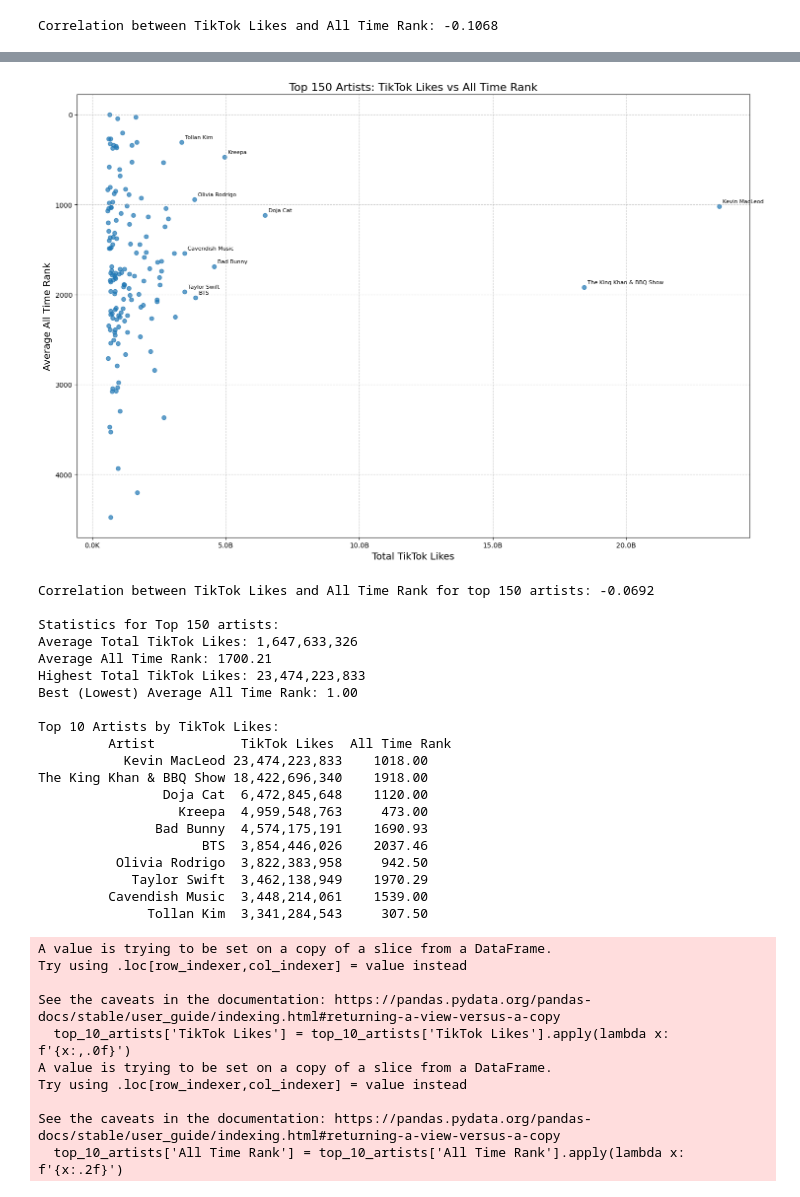
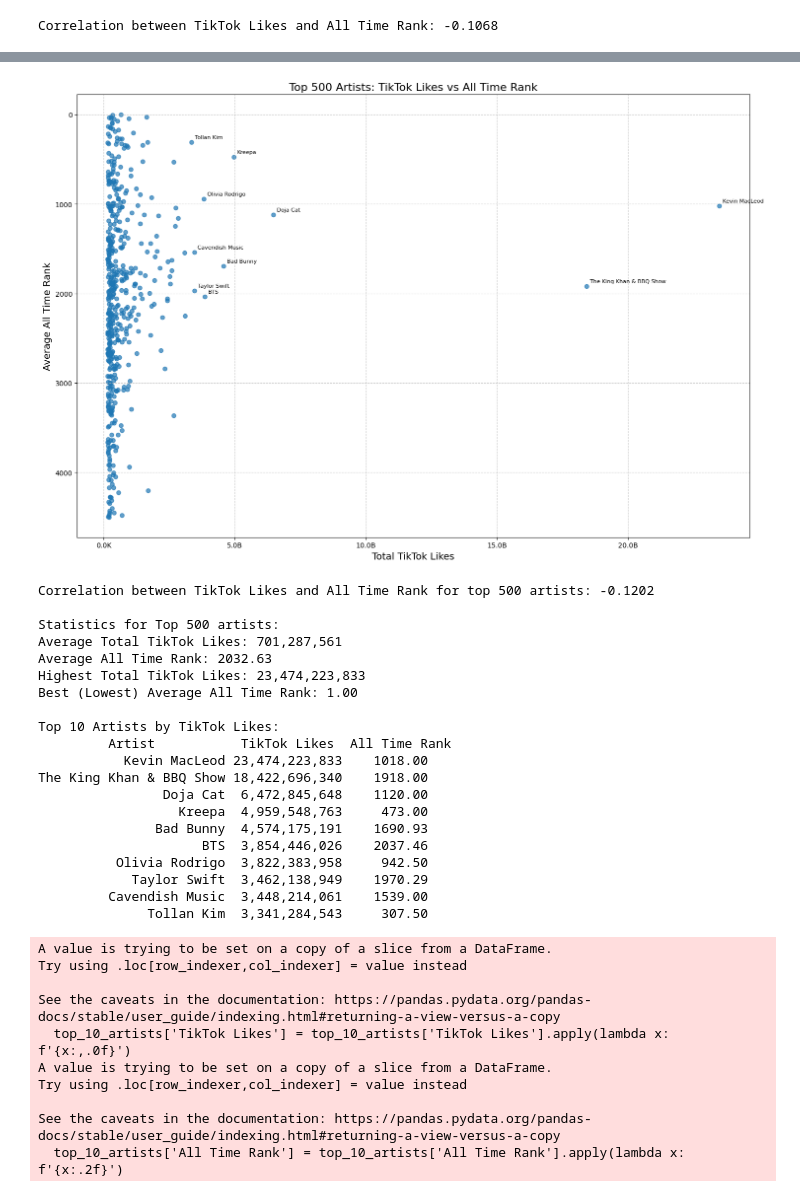
Before and after one commit to qstibbins/project-1, a Jupyter notebook: Analysis.ipynb, the cells around one changed output, grey strips where cells are left out. Saved outputs shown, nothing was run; the diff lists cells and outputs as text; code cells hidden in the pictures.

Commit message:
Adding data analysis for TikTok likes versus Spotify popularity and ranking - correction on ranking to top 500

```diff
--- a/Analysis.ipynb
+++ b/Analysis.ipynb
@@ -482,8 +482,8 @@ artist_data = spotify_likes_data_clean.groupby('Artist').agg({
     'All Time Rank': 'mean'  # Changed from 'Spotify Popularity' to 'All Time Rank'
 }).reset_index()
 
-# Sort by TikTok Likes and get top 150
-top_150_artists = artist_data.sort_values('TikTok Likes', ascending=False).head(150)
+# Sort by TikTok Likes and get top 500
+top_500_artists = artist_data.sort_values('TikTok Likes', ascending=False).head(500)
 
 def format_ticks(x, pos):
     if x >= 1e9:
@@ -495,12 +495,12 @@ def format_ticks(x, pos):
 
 # Create the scatter plot
 plt.figure(figsize=(15, 10))
-plt.scatter(top_150_artists['TikTok Likes'], top_150_artists['All Time Rank'], alpha=0.7)
+plt.scatter(top_500_artists['TikTok Likes'], top_500_artists['All Time Rank'], alpha=0.7)
 
 # Set labels and title
 plt.xlabel('Total TikTok Likes', fontsize=14)
 plt.ylabel('Average All Time Rank', fontsize=14)
-plt.title('Top 150 Artists: TikTok Likes vs All Time Rank', fontsize=16)
+plt.title('Top 500 Artists: TikTok Likes vs All Time Rank', fontsize=16)
 
 # Format x-axis ticks
 plt.gca().xaxis.set_major_formatter(ticker.FuncFormatter(format_ticks))
@@ -512,7 +512,7 @@ plt.gca().invert_yaxis()
 plt.grid(True, linestyle='--', alpha=0.7)
 
 # Annotate some top artists
-for i, row in top_150_artists.head(10).iterrows():
+for i, row in top_500_artists.head(10).iterrows():
     plt.annotate(row['Artist'], (row['TikTok Likes'], row['All Time Rank']),
                  xytext=(5,5), textcoords='offset points', fontsize=8)
 
@@ -520,48 +520,48 @@ for i, row in top_150_artists.head(10).iterrows():
 plt.tight_layout()
 
 # Show the plot
 plt.show()
 
-# Calculate and print the correlation for the top 150
-correlation = top_150_artists['TikTok Likes'].corr(top_150_artists['All Time Rank'])
-print(f"Correlation between TikTok Likes and All Time Rank for top 150 artists: {correlation:.4f}")
+# Calculate and print the correlation for the top 500
+correlation = top_500_artists['TikTok Likes'].corr(top_500_artists['All Time Rank'])
+print(f"Correlation between TikTok Likes and All Time Rank for top 500 artists: {correlation:.4f}")
 
 # Print some statistics
-print("\nStatistics for Top 150 artists:")
-print(f"Average Total TikTok Likes: {top_150_artists['TikTok Likes'].mean():,.0f}")
-print(f"Average All Time Rank: {top_150_artists['All Time Rank'].mean():.2f}")
-print(f"Highest Total TikTok Likes: {top_150_artists['TikTok Likes'].max():,.0f}")
-print(f"Best (Lowest) Average All Time Rank: {top_150_artists['All Time Rank'].min():.2f}")
+print("\nStatistics for Top 500 artists:")
+print(f"Average Total TikTok Likes: {top_500_artists['TikTok Likes'].mean():,.0f}")
+print(f"Average All Time Rank: {top_500_artists['All Time Rank'].mean():.2f}")
+print(f"Highest Total TikTok Likes: {top_500_artists['TikTok Likes'].max():,.0f}")
+print(f"Best (Lowest) Average All Time Rank: {top_500_artists['All Time Rank'].min():.2f}")
 
 # Format and print top 10 artists by TikTok Likes
 print("\nTop 10 Artists by TikTok Likes:")
-top_10_artists = top_150_artists.head(10)
+top_10_artists = top_500_artists.head(10)
 
 # Format TikTok Likes
 top_10_artists['TikTok Likes'] = top_10_artists['TikTok Likes'].apply(lambda x: f'{x:,.0f}')
 
 # Format All Time Rank
 top_10_artists['All Time Rank'] = top_10_artists['All Time Rank'].apply(lambda x: f'{x:.2f}')
 
 # Set display options
 pd.set_option('display.max_columns', None)
 pd.set_option('display.width', 1000)
 pd.set_option('display.colheader_justify', 'center')
 
 # Print the formatted dataframe
 print(top_10_artists.to_string(index=False))
 
 # Reset display options to default
 pd.reset_option('display.max_columns')
 pd.reset_option('display.width')
 pd.reset_option('display.colheader_justify')
 # %% [output]
-[figure, old version]
+[figure, new version]
-Correlation between TikTok Likes and All Time Rank for top 150 artists: -0.0692
+Correlation between TikTok Likes and All Time Rank for top 500 artists: -0.1202
 
-Statistics for Top 150 artists:
-Average Total TikTok Likes: 1,647,633,326
-Average All Time Rank: 1700.21
+Statistics for Top 500 artists:
+Average Total TikTok Likes: 701,287,561
+Average All Time Rank: 2032.63
 Highest Total TikTok Likes: 23,474,223,833
 Best (Lowest) Average All Time Rank: 1.00
 
```
Also changed, not shown: parts of 3 cells of this notebook.
